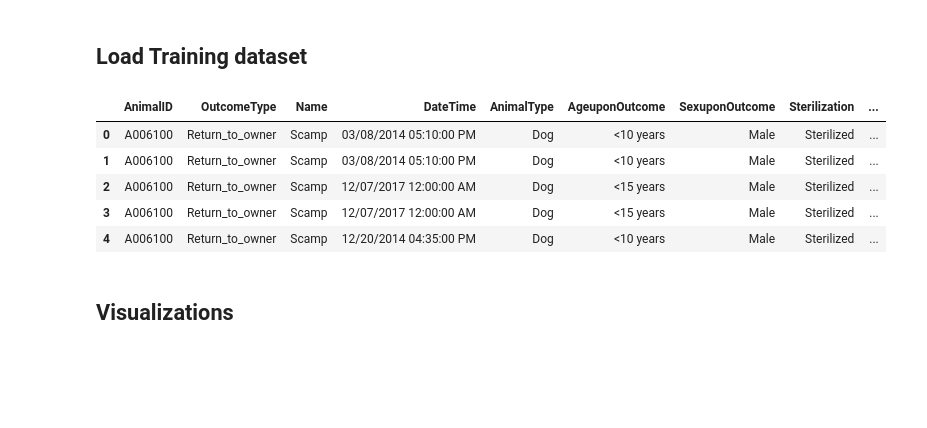
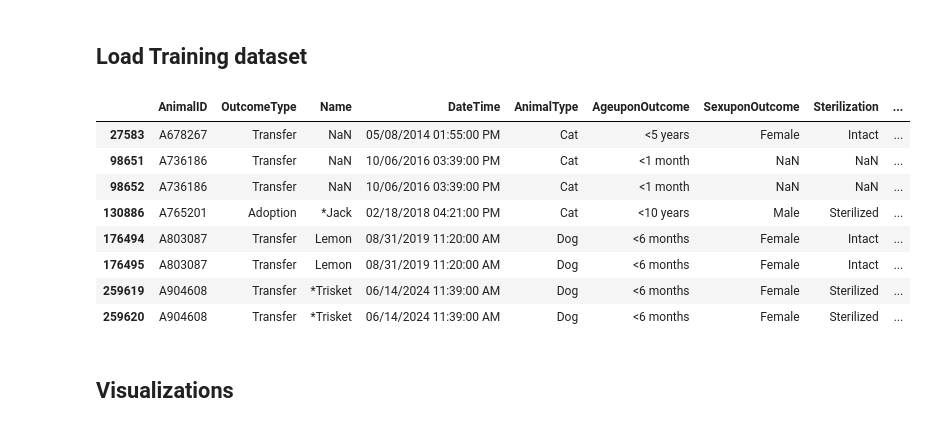
Before and after one commit to sandeepsanyal/Shelter-Animal-Outcomes, a Jupyter notebook: notebooks/exploratory_analysis.ipynb, the cells around one changed output. Saved outputs shown, nothing was run; the diff lists cells and outputs as text; code cells hidden in the pictures; blank space fills up the shorter version.

```diff
--- a/notebooks/exploratory_analysis.ipynb
+++ b/notebooks/exploratory_analysis.ipynb
@@ -23,23 +19,29 @@ import data_processing, viz
 # %%
 # Load and process training dataset
 processed_df = data_processing.process_data(
     home_dir=home_dir,
     data_file=r"Austin_Animal_Center_Outcomes_20250318",
     AnimalID=r"AnimalID",
     dep_var=r"OutcomeType"
 )
 
 AnimalID=r"AnimalID"
 
-# Display the first few rows of the dataset
-processed_df.head()
+# Display the few rows of the dataset
+processed_df.loc[
+    processed_df[AnimalID].isin(random.sample(processed_df[AnimalID].unique().tolist(), 5)),
+    :
+].drop(columns="BreedType").rename(columns={"Breed_broken": "Breed"})
 # %% [output]
 |  | AnimalID | OutcomeType | Name | DateTime | AnimalType | AgeuponOutcome | SexuponOutcome | Sterilization | ... |
-| 0 | A006100 | Return_to_owner | Scamp | 03/08/2014 05:10:00 PM | Dog | <10 years | Male | Sterilized | ... |
-| 1 | A006100 | Return_to_owner | Scamp | 03/08/2014 05:10:00 PM | Dog | <10 years | Male | Sterilized | ... |
-| 2 | A006100 | Return_to_owner | Scamp | 12/07/2017 12:00:00 AM | Dog | <15 years | Male | Sterilized | ... |
-| 3 | A006100 | Return_to_owner | Scamp | 12/07/2017 12:00:00 AM | Dog | <15 years | Male | Sterilized | ... |
-| 4 | A006100 | Return_to_owner | Scamp | 12/20/2014 04:35:00 PM | Dog | <10 years | Male | Sterilized | ... |
+| 27583 | A678267 | Transfer | NaN | 05/08/2014 01:55:00 PM | Cat | <5 years | Female | Intact | ... |
+| 98651 | A736186 | Transfer | NaN | 10/06/2016 03:39:00 PM | Cat | <1 month | NaN | NaN | ... |
+| 98652 | A736186 | Transfer | NaN | 10/06/2016 03:39:00 PM | Cat | <1 month | NaN | NaN | ... |
+| 130886 | A765201 | Adoption | *Jack | 02/18/2018 04:21:00 PM | Cat | <10 years | Male | Sterilized | ... |
+| 176494 | A803087 | Transfer | Lemon | 08/31/2019 11:20:00 AM | Dog | <6 months | Female | Intact | ... |
+| 176495 | A803087 | Transfer | Lemon | 08/31/2019 11:20:00 AM | Dog | <6 months | Female | Intact | ... |
+| 259619 | A904608 | Transfer | *Trisket | 06/14/2024 11:39:00 AM | Dog | <6 months | Female | Sterilized | ... |
+| 259620 | A904608 | Transfer | *Trisket | 06/14/2024 11:39:00 AM | Dog | <6 months | Female | Sterilized | ... |
 # %% [markdown]
 ## Visualizations
 # %% [markdown]
```
Also changed, not shown: parts of 1 cell of this notebook, 1 other file.
